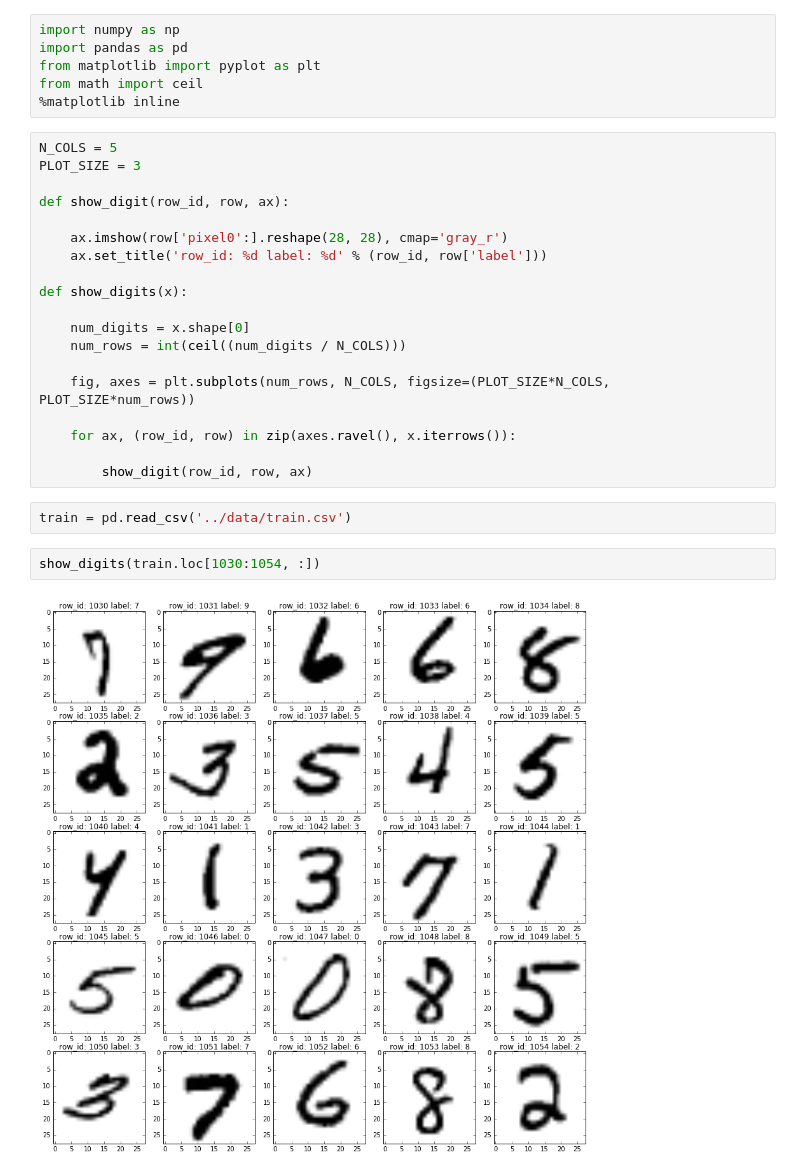
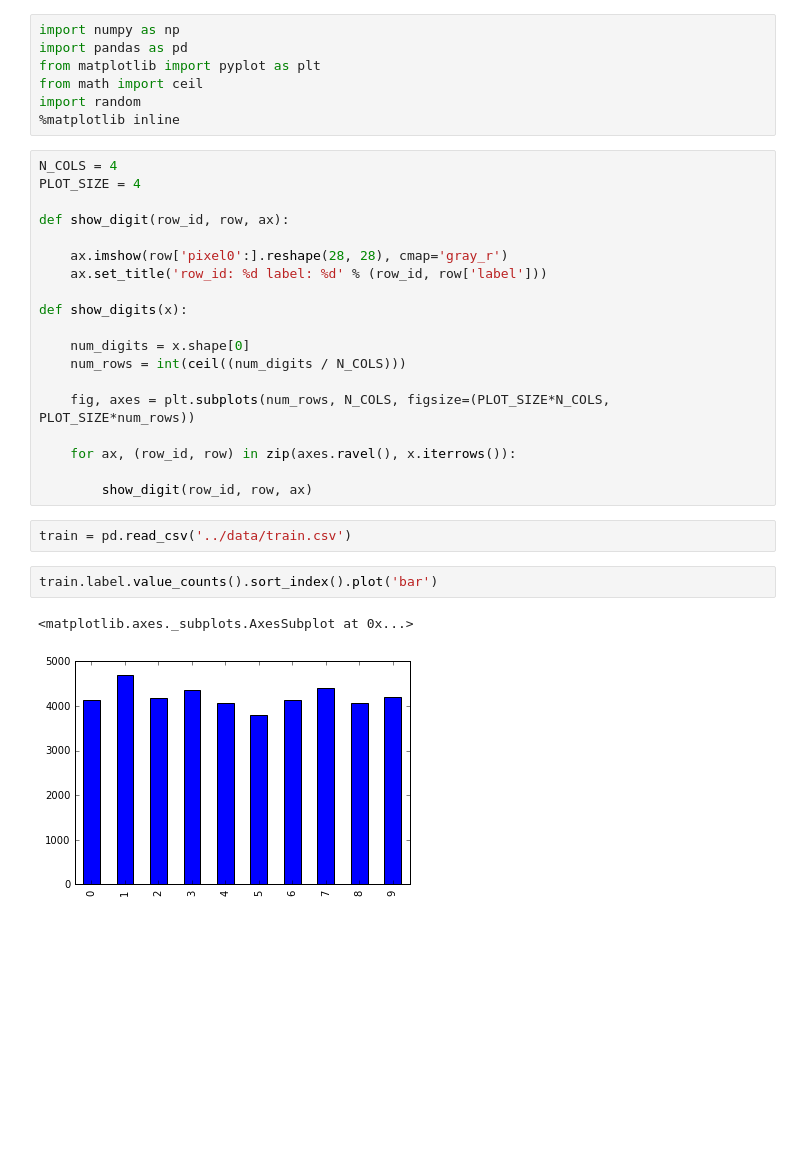
Before and after one commit to abevieiramota/kaggle-digit-recognizer, a Jupyter notebook: notebook/Analysis.ipynb, the cells around one changed output. Cells and saved outputs as stored; diff of their text form; blank space fills up the shorter version.

```diff
--- a/notebook/Analysis.ipynb
+++ b/notebook/Analysis.ipynb
@@ -3,10 +3,11 @@ import numpy as np
 import pandas as pd
 from matplotlib import pyplot as plt
 from math import ceil
+import random
 %matplotlib inline
 # %%
-N_COLS = 5
-PLOT_SIZE = 3
+N_COLS = 4
+PLOT_SIZE = 4
 
 def show_digit(row_id, row, ax):
 
@@ -25,7 +26,8 @@ def show_digits(x):
         show_digit(row_id, row, ax)
 # %%
 train = pd.read_csv('../data/train.csv')
-# %%
-show_digits(train.loc[1030:1054, :])
-# %% [output]
-[figure, removed]
+# %%
+train.label.value_counts().sort_index().plot('bar')
+# %% [output]
+<matplotlib.axes._subplots.AxesSubplot at 0x...>
+[figure, added]
```
Also changed, not shown: parts of 1 cell of this notebook, 3 other files.
